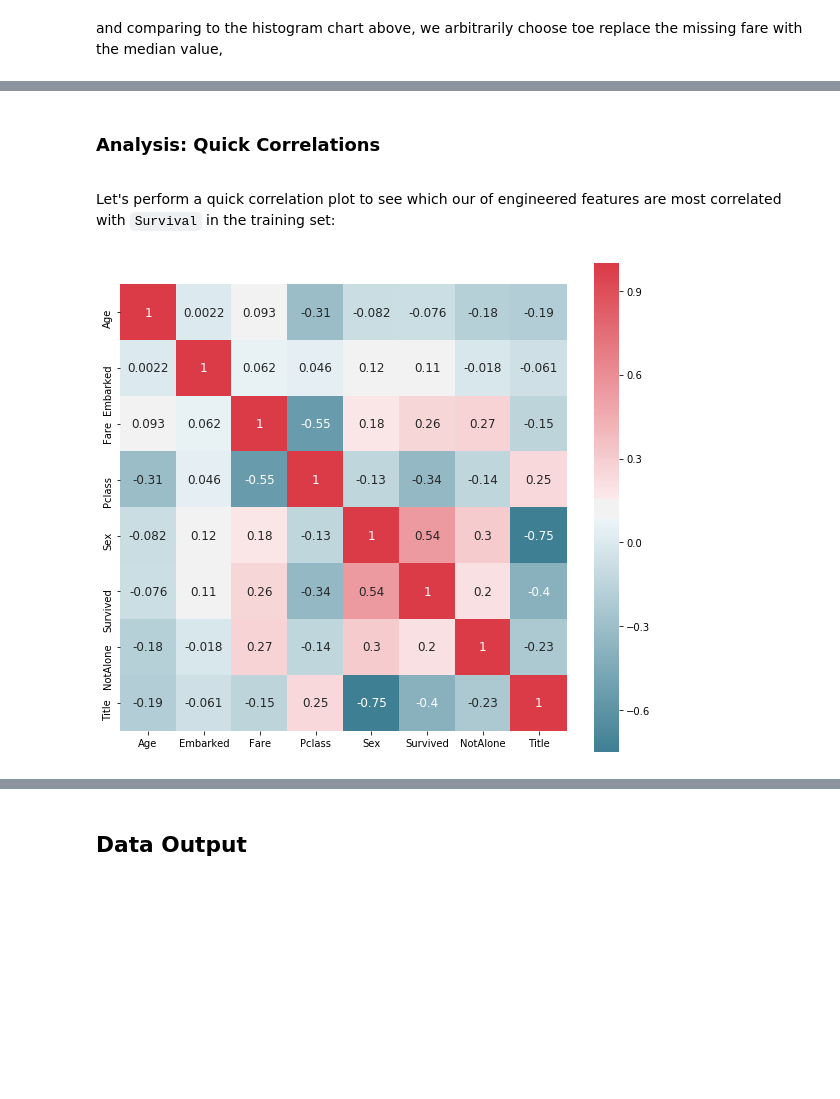
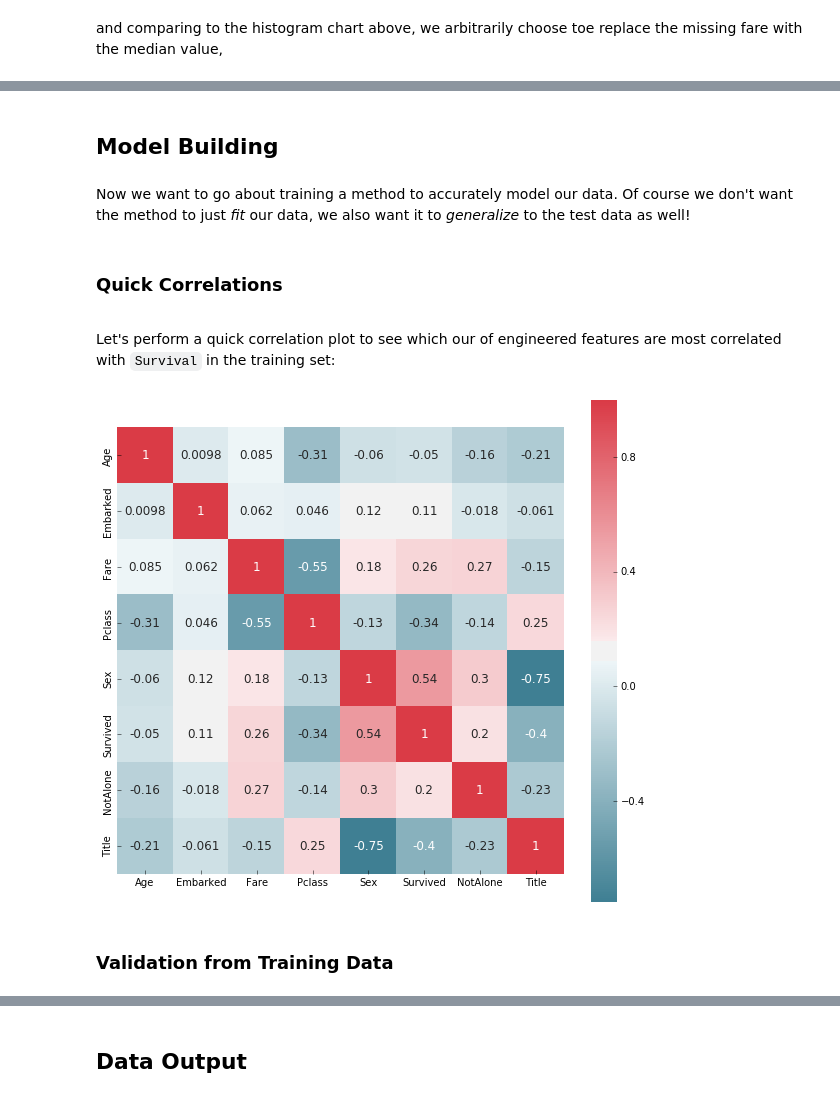
Before and after one commit to nuclth/Kaggle_Titanic, a Jupyter notebook: Survival.ipynb, the cells around one changed output, grey strips where cells are left out. Drawn from its saved outputs; the diff is of its cells as text; code cells hidden in the pictures; blank space fills up the shorter version.

Commit message:
Comments, structuring, and sub-training/sub-validation

```diff
--- a/Survival.ipynb
+++ b/Survival.ipynb
@@ -554,17 +553,16 @@ Here we see that in the training set:
+# %% [markdown]
+## Model Building
+# %% [markdown]
+Now we want to go about training a method to accurately model our data. Of course we don't want the method to just *fit* our data, we also want it to *generalize* to the test data as well!
 # %% [markdown]
-### Analysis: Quick Correlations
+### Quick Correlations
 <a id="analysis_qc"></a>
 # %% [markdown]
 Let's perform a quick correlation plot to see which our of engineered features are most correlated with `Survival` in the training set:
-# %%
- def plot_correlation_map (df):
-    corr = df.corr()
-    fig = plt.subplots( figsize = ( 10 , 10 ) )
-    cscheme = sns.diverging_palette( 220 , 10 , as_cmap = True )
-    sns.heatmap(corr, cmap = cscheme, square=True, cbar_kws={ 'shrink' : .9 },
-    annot = True, annot_kws = { 'fontsize' : 12 } )
-
-plot_correlation_map (engineered_df[:891])
-plt.show()
-# %% [output]
-[figure, removed]
+# %%
+plot_correlation_map (engineered_df.loc[0:890])
+plt.show()
+# %% [output]
+[figure, added]
+# %% [markdown]
+###  Validation from Training Data
```
Also changed, not shown: parts of 115 cells of this notebook, 1 other file.
